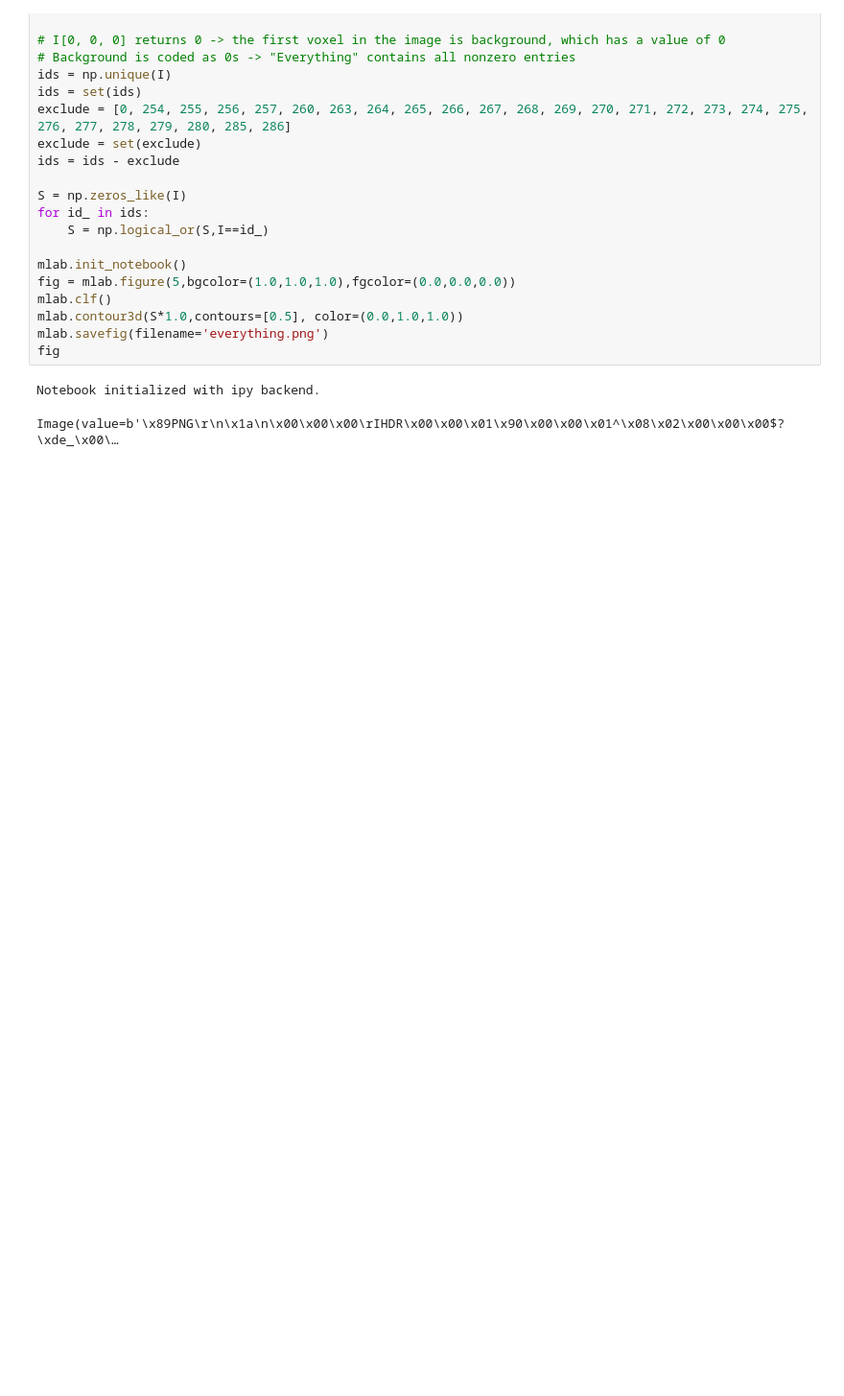
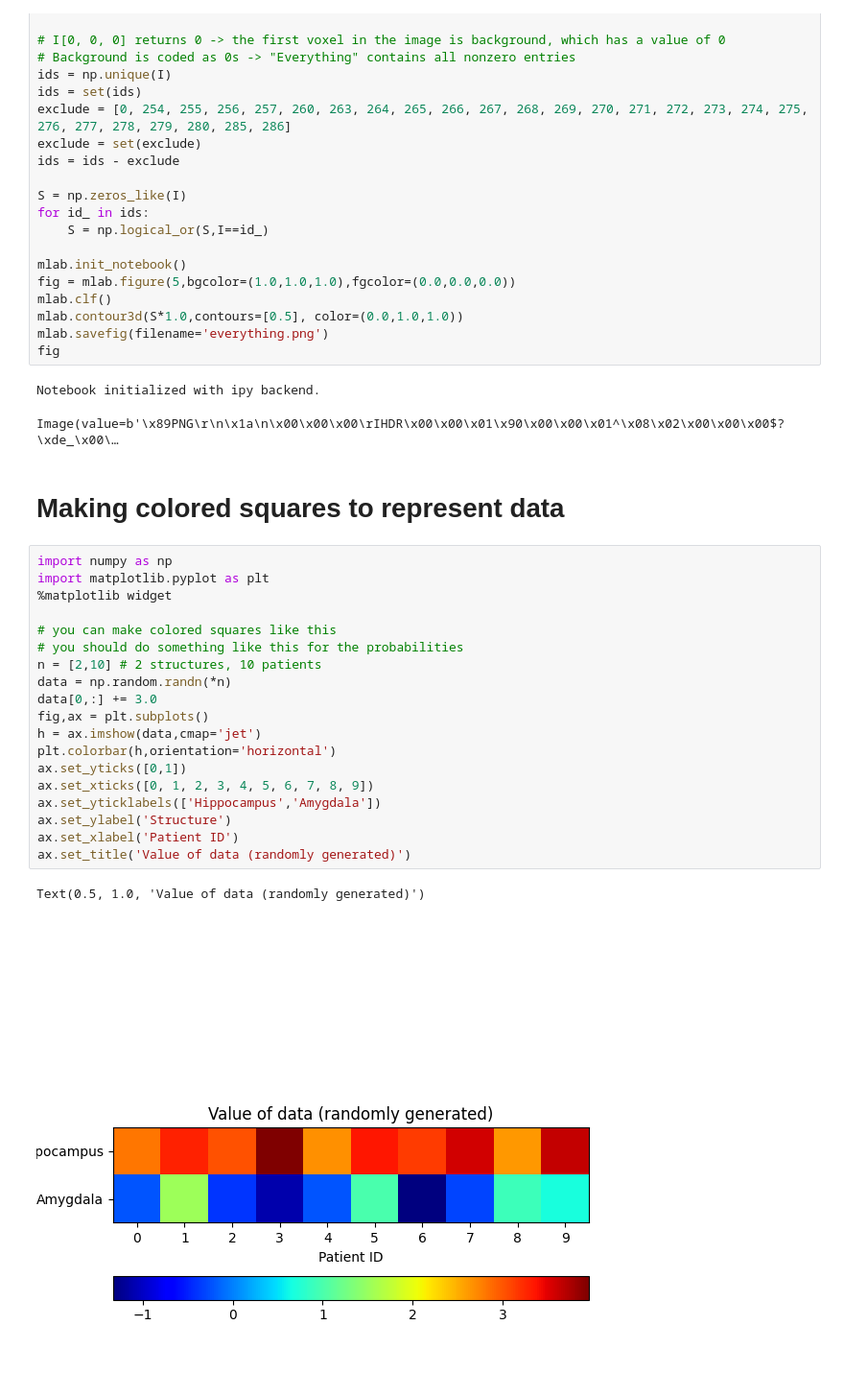
Before and after one commit to paige-lee/ontology_fwer, a Jupyter notebook: Code for real data/Drawing_Brain_Structures.ipynb, the cells around one changed output. Shown: that part at 96% size. Cells and saved outputs as stored; diff of their text form; blank space fills up the shorter version.

```diff
--- a/Code for real data/Drawing_Brain_Structures.ipynb
+++ b/Code for real data/Drawing_Brain_Structures.ipynb
@@ -272,3 +271,27 @@ fig
 # %% [output]
 Notebook initialized with ipy backend.
 Image(value=b'\x89PNG\r\n\x1a\n\x00\x00\x00\rIHDR\x00\x00\x01\x90\x00\x00\x01^\x08\x02\x00\x00\x00$?\xde_\x00\…
+# %% [markdown]
+# Making colored squares to represent data
+# %%
+import numpy as np
+import matplotlib.pyplot as plt
+%matplotlib widget
+
+# you can make colored squares like this
+# you should do something like this for the probabilities
+n = [2,10] # 2 structures, 10 patients
+data = np.random.randn(*n)
+data[0,:] += 3.0
+fig,ax = plt.subplots()
+h = ax.imshow(data,cmap='jet')
+plt.colorbar(h,orientation='horizontal')
+ax.set_yticks([0,1])
+ax.set_xticks([0, 1, 2, 3, 4, 5, 6, 7, 8, 9])
+ax.set_yticklabels(['Hippocampus','Amygdala'])
+ax.set_ylabel('Structure')
+ax.set_xlabel('Patient ID')
+ax.set_title('Value of data (randomly generated)')
+# %% [output]
+Text(0.5, 1.0, 'Value of data (randomly generated)')
+[figure, added]
```
Also changed, not shown: parts of 1 cell of this notebook, 1 other file.
